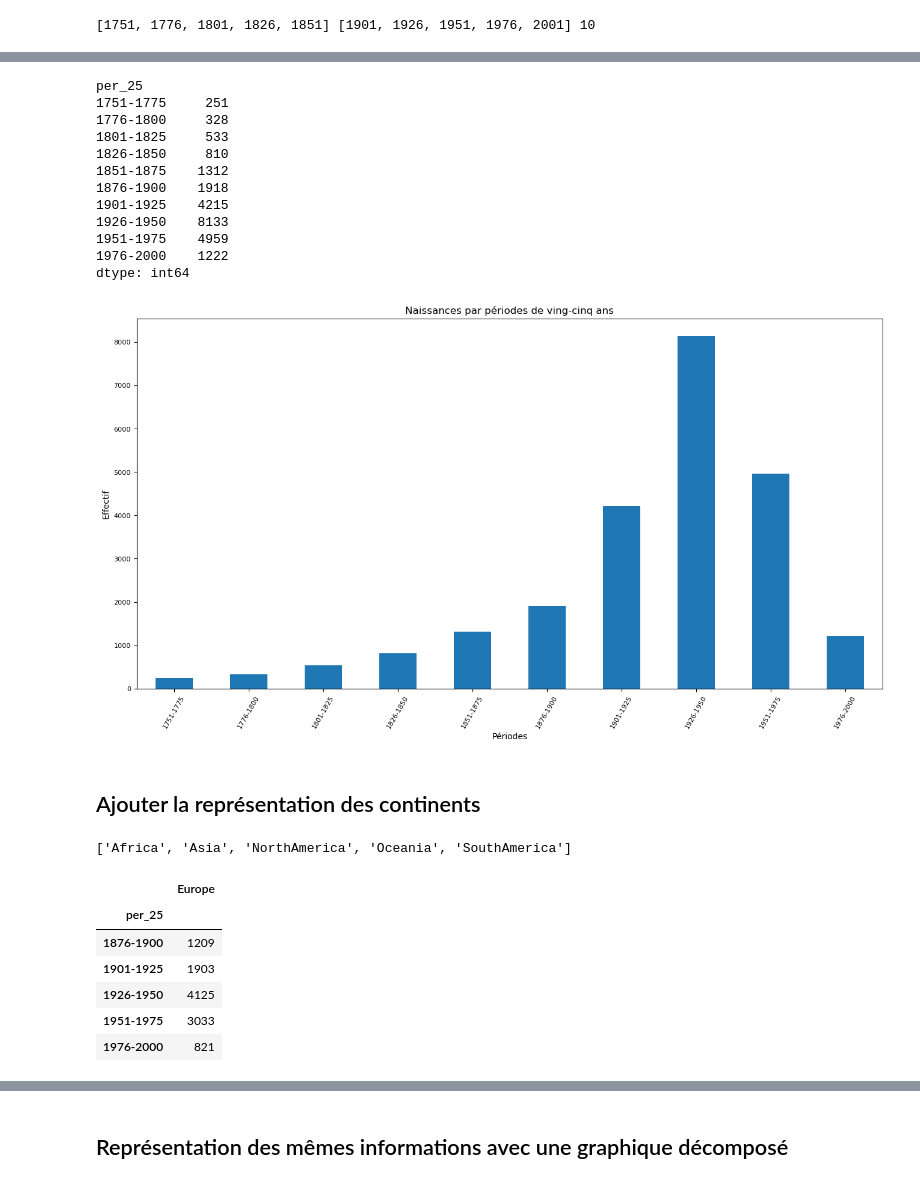
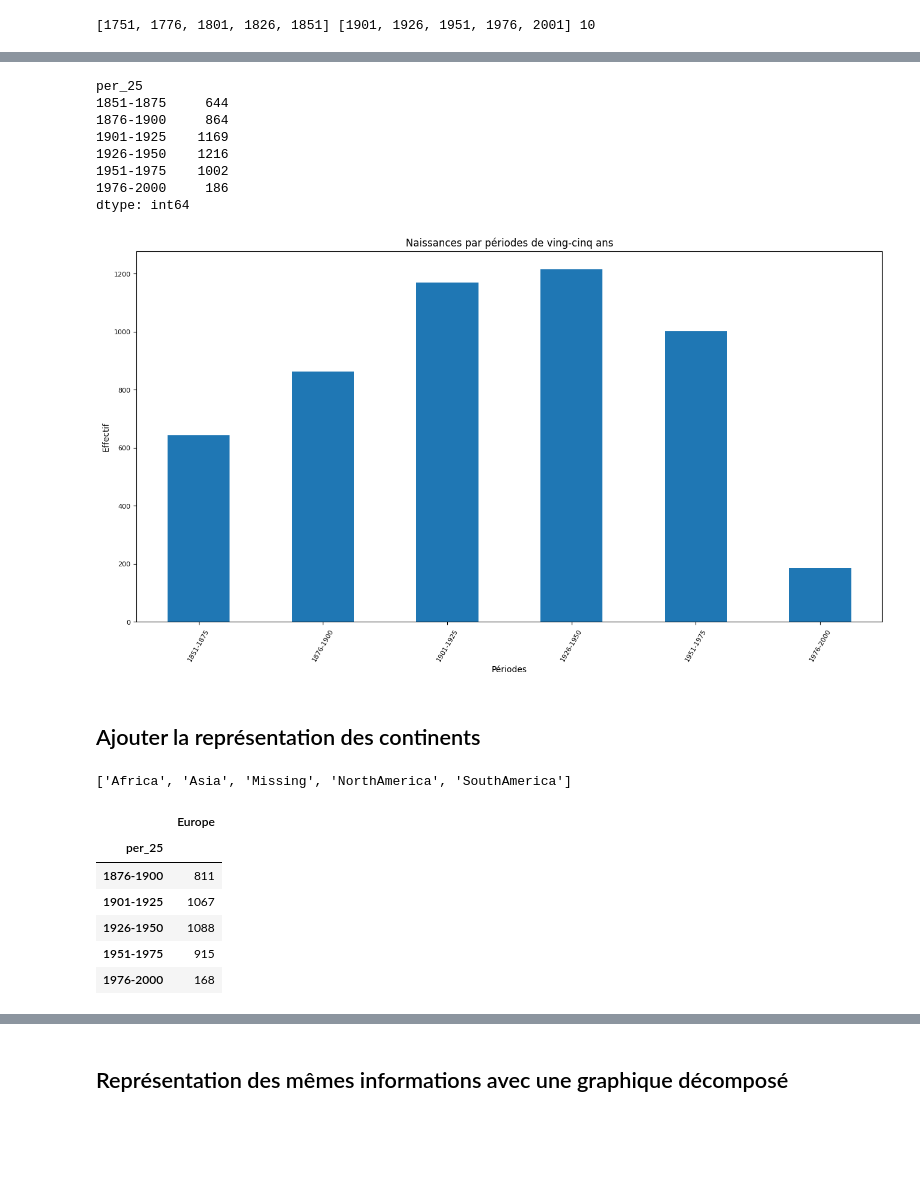
Before and after one commit to mroylem/archivist, a Jupyter notebook: sparqlnotebook/wdt_distribution_continents_triplestore.ipynb, the cells around one changed output, grey strips where cells are left out. Cells and saved outputs as stored; diff of their text form; code cells hidden in the pictures; blank space fills up the shorter version.

Commit message:
WIP distribution naissance OK + distrib continents OK - reste bivaree

```diff
--- a/sparqlnotebook/wdt_distribution_continents_triplestore.ipynb
+++ b/sparqlnotebook/wdt_distribution_continents_triplestore.ipynb
@@ -45,7 +45,7 @@ import sparql_functions as spqf
 On exécute la requête grâce à une fonction de la librairie locale qui réalise la mise en forme
 # %%
 ## define SPARQL enpoint
-endpoint = "https://ag16gm9pr0meths2.allegrograph.cloud/repositories/astronomers"
+endpoint = "https://ag1mdzaeq7qnj00h.allegrograph.cloud/repositories/archivist"
 # %%
 query = """
 PREFIX wd: <http://www.wikidata.org/entity/>
@@ -127,15 +127,15 @@ def codeContinents(continents):
     listContinents = sorted(continents.split(','))
     if 'Europe' in listContinents:
         output = 'Europe'
-    elif 'Asia' in listContinents:
+    elif 'Asie' in listContinents:
         output = 'Asia'
-    elif 'Africa' in listContinents:
+    elif 'Afrique' in listContinents:
         output = 'Africa'
     elif 'Oceania' in listContinents:
         output = 'Oceania'
-    elif 'North America' in listContinents:
+    elif 'Amérique du Nord' in listContinents:
         output = 'NorthAmerica'
-    elif 'South America' in listContinents:
+    elif 'Amérique du Sud' in listContinents:
         output = 'SouthAmerica'
     else:
         output = 'Missing'
@@ -261,29 +261,25 @@ df_p.head(3)
 # %%
 ### distribution des naissances par périodes de 25 ans
-naissances_per = df_p.groupby(by='per_25').size()
+naissances_per = df_p.groupby(by='per_25',observed=True).size()
 print(naissances_per)
 # %% [output]
 per_25
-1751-1775     251
-1776-1800     328
-1801-1825     533
-1826-1850     810
-1851-1875    1312
-1876-1900    1918
-1901-1925    4215
-1926-1950    8133
-1951-1975    4959
-1976-2000    1222
+1851-1875     644
+1876-1900     864
+1901-1925    1169
+1926-1950    1216
+1951-1975    1002
+1976-2000     186
 dtype: int64
 # %%
 ### Diagramme à barres représentant la distribution par 'génération'
-ax = df_p.groupby(by='per_25').size().plot(kind='bar',rot=60, fontsize=8, figsize=(16,8))
+ax = df_p.groupby(by='per_25',observed=True).size().plot(kind='bar',rot=60, fontsize=8, figsize=(16,8))
 plt.ylabel('Effectif')
 plt.xlabel('Périodes')
 plt.title('Naissances par périodes de ving-cinq ans')
 plt.show()
 # %% [output]
-[figure, old version]
+[figure, new version]
 # %% [markdown]
 ## Ajouter la représentation des continents
 # %%
@@ -291,20 +287,20 @@ lcont = list(sorted(set(df_p.contCode.to_list())))
 lcont.remove('Europe')
 print(lcont)
 # %% [output]
-['Africa', 'Asia', 'NorthAmerica', 'Oceania', 'SouthAmerica']
+['Africa', 'Asia', 'Missing', 'NorthAmerica', 'SouthAmerica']
 # %%
 ### Regrouper et compter avec un fitre sur le continent 'Europe'
-merged = pd.DataFrame(df_p[df_p.contCode == 'Europe'].groupby('per_25').size())
+merged = pd.DataFrame(df_p[df_p.contCode == 'Europe'].groupby('per_25',observed=True).size())
 merged.columns = ['Europe']
 merged.tail()
 # %% [output]
 |  | Europe |
 | per_25 |  |
-| 1876-1900 | 1209 |
-| 1901-1925 | 1903 |
-| 1926-1950 | 4125 |
-| 1951-1975 | 3033 |
-| 1976-2000 | 821 |
+| 1876-1900 | 811 |
+| 1901-1925 | 1067 |
+| 1926-1950 | 1088 |
+| 1951-1975 | 915 |
+| 1976-2000 | 168 |
 # %%
 ### Ajouter les distributions des autres continents
 for cont in lcont:
```
Also changed, not shown: parts of 18 cells of this notebook, 1 other file.
